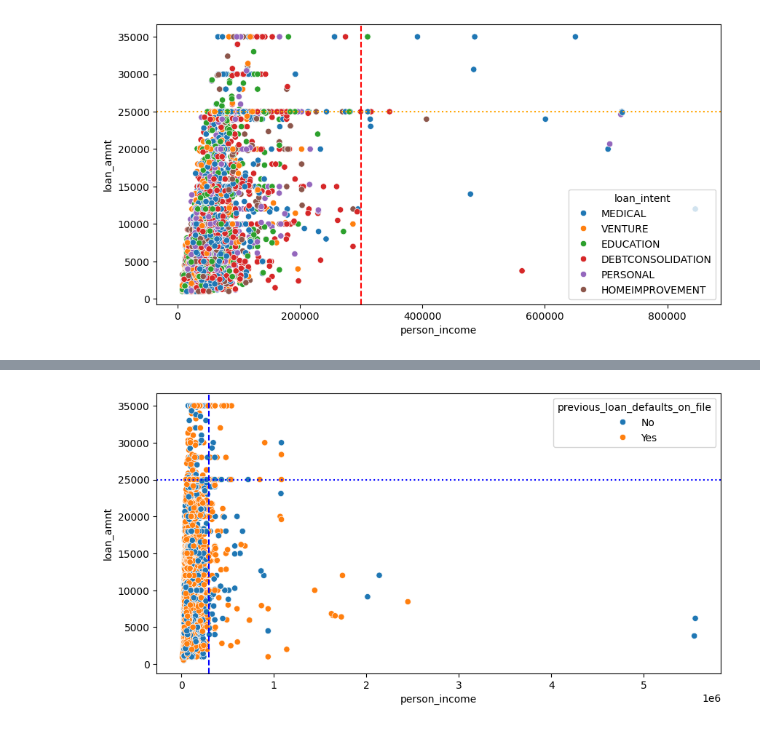
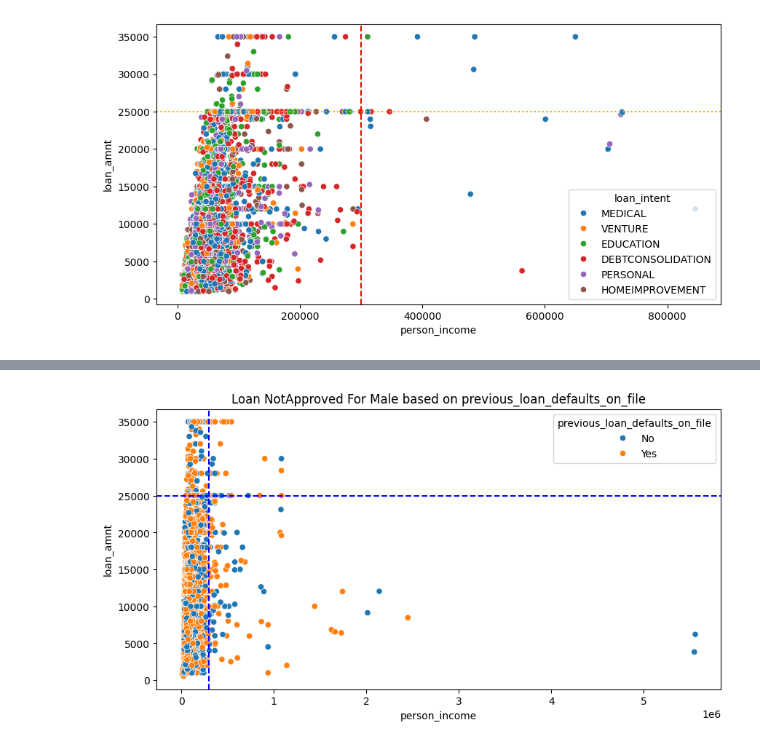
Before and after one commit to Ajay-Kandagatla/DATASCIENCE, a Jupyter notebook: Loan_Approval_EDA.ipynb, the cells around one changed output, grey strips where cells are left out. Cells and saved outputs as stored; diff of their text form; code cells hidden in the pictures.

```diff
--- a/Loan_Approval_EDA.ipynb
+++ b/Loan_Approval_EDA.ipynb
@@ -162,8 +254,9 @@ loan_status_notapproved_male = df[(df['loan_status'] == 0) & (df['person_gender'
 # %%
 plt.figure(figsize = (10,5))
-sns.scatterplot(x = loan_status_notapproved_male['person_income'],y = loan_status_notapproved_male['loan_amnt'],hue = loan_status_notapproved_male['previous_loan_defaults_on_file'])
-plt.axvline(300000,linestyle = '--',c = 'b')
-plt.axhline(25000,linestyle = ':',c = 'b')
+sns.scatterplot(x = loan_status_notapproved_male['person_income'], y = loan_status_notapproved_male['loan_amnt'],hue =loan_status_notapproved_male['previous_loan_defaults_on_file'])
+plt.title('Loan NotApproved For Male based on previous_loan_defaults_on_file')
+plt.axvline(300000,linestyle='--',c = 'b')
+plt.axhline(25000,linestyle='--',c = 'b')
 plt.show()
 # %% [output]
-[figure, old version]
+[figure, new version]
```
Also changed, not shown: parts of 23 cells of this notebook.
